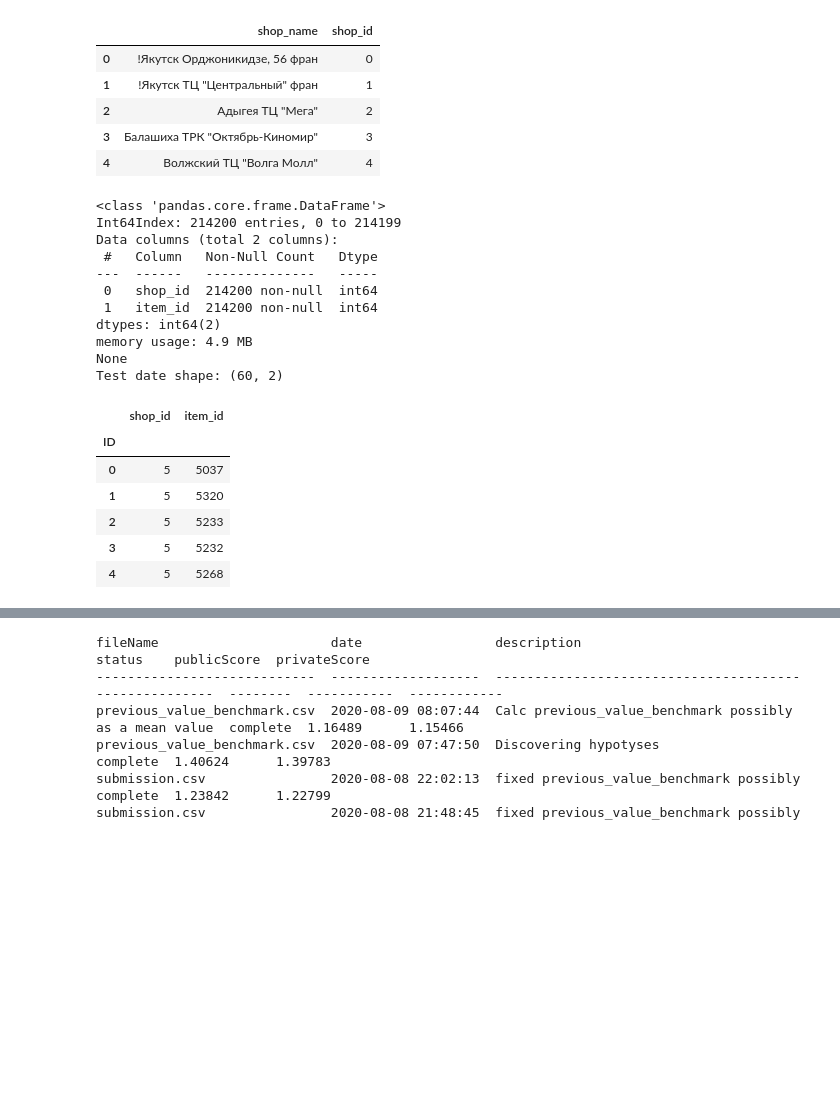
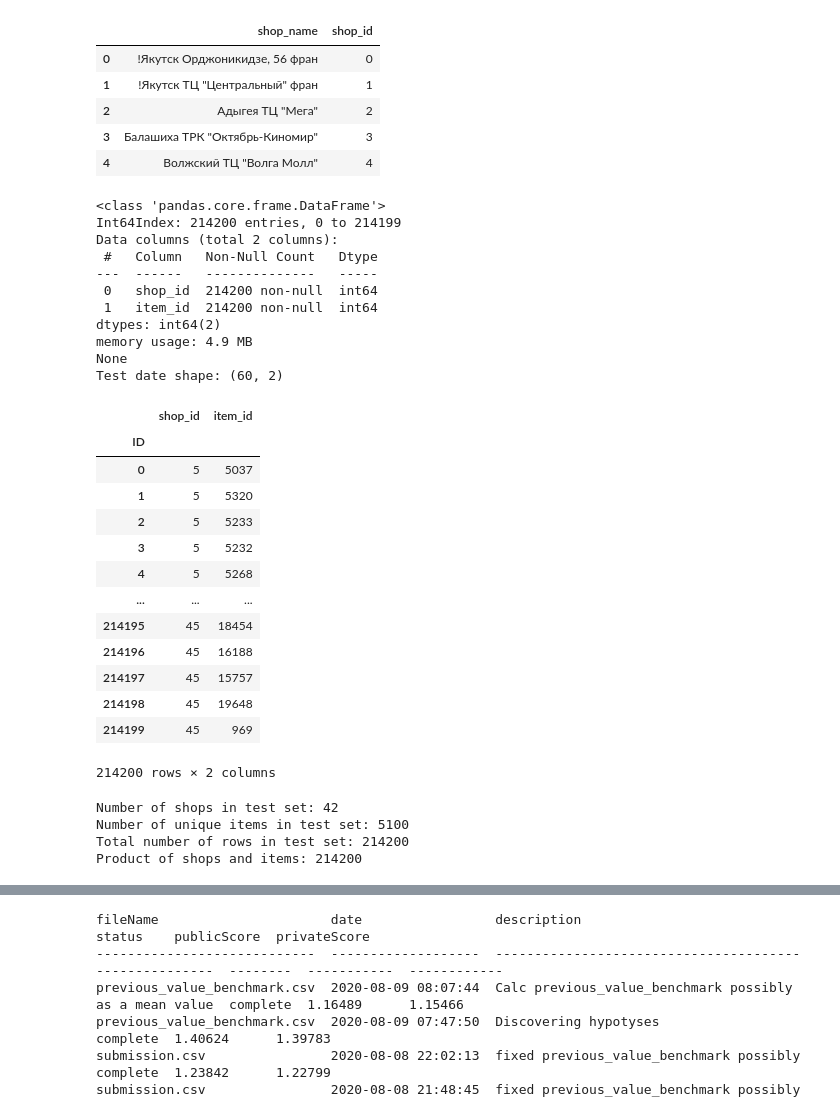
Before and after one commit to ddmitry80/coursera_how_to_win_kaggle, a Jupyter notebook: Final_project/Coursera_Kaggle_Project.ipynb, the cells around one changed output, grey strips where cells are left out. Cells and saved outputs as stored; diff of their text form; code cells hidden in the pictures; blank space fills up the shorter version.

```diff
--- a/Final_project/Coursera_Kaggle_Project.ipynb
+++ b/Final_project/Coursera_Kaggle_Project.ipynb
@@ -75,26 +68,44 @@ shops shape: (60, 2)
 # %%
 print(test.info())
 print('Test date shape:', shops.shape)
-test.head()
+test
 # %% [output]
 <class 'pandas.core.frame.DataFrame'>
 Int64Index: 214200 entries, 0 to 214199
 Data columns (total 2 columns):
  #   Column   Non-Null Count   Dtype
 ---  ------   --------------   -----
  0   shop_id  214200 non-null  int64
  1   item_id  214200 non-null  int64
 dtypes: int64(2)
 memory usage: 4.9 MB
 None
 Test date shape: (60, 2)
 |  | shop_id | item_id |
 | ID |  |  |
 | 0 | 5 | 5037 |
 | 1 | 5 | 5320 |
 | 2 | 5 | 5233 |
 | 3 | 5 | 5232 |
 | 4 | 5 | 5268 |
+| ... | ... | ... |
+| 214195 | 45 | 18454 |
+| 214196 | 45 | 16188 |
+| 214197 | 45 | 15757 |
+| 214198 | 45 | 19648 |
+| 214199 | 45 | 969 |
+214200 rows × 2 columns
+# %%
+print('Number of shops in test set:', test['shop_id'].unique().shape[0])
+print('Number of unique items in test set:', test['item_id'].unique().shape[0])
+print('Total number of rows in test set:', test.shape[0])
+print('Product of shops and items:',
+      test['shop_id'].unique().shape[0] * test['item_id'].unique().shape[0])
+# %% [output]
+Number of shops in test set: 42
+Number of unique items in test set: 5100
+Total number of rows in test set: 214200
+Product of shops and items: 214200
 # %%
 # Merge into one table
 transactions.date = pd.to_datetime(transactions.date, yearfirst=True)
```
Also changed, not shown: parts of 19 cells of this notebook.
